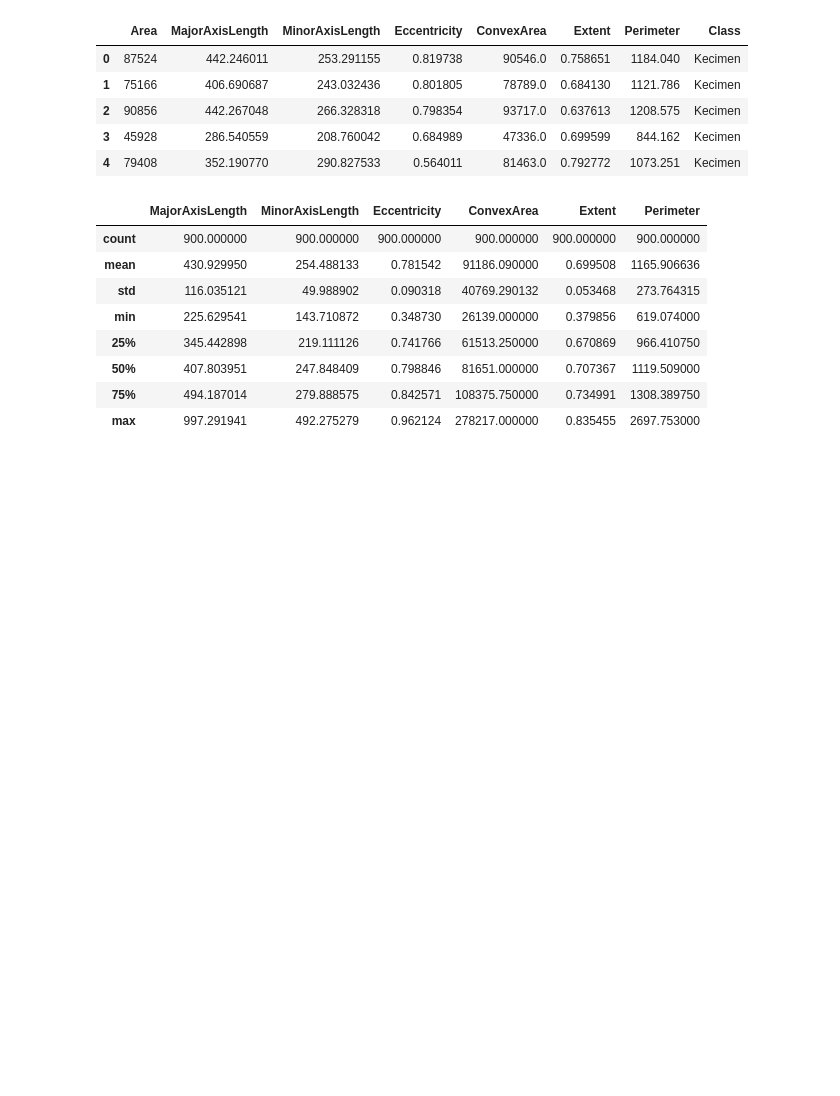
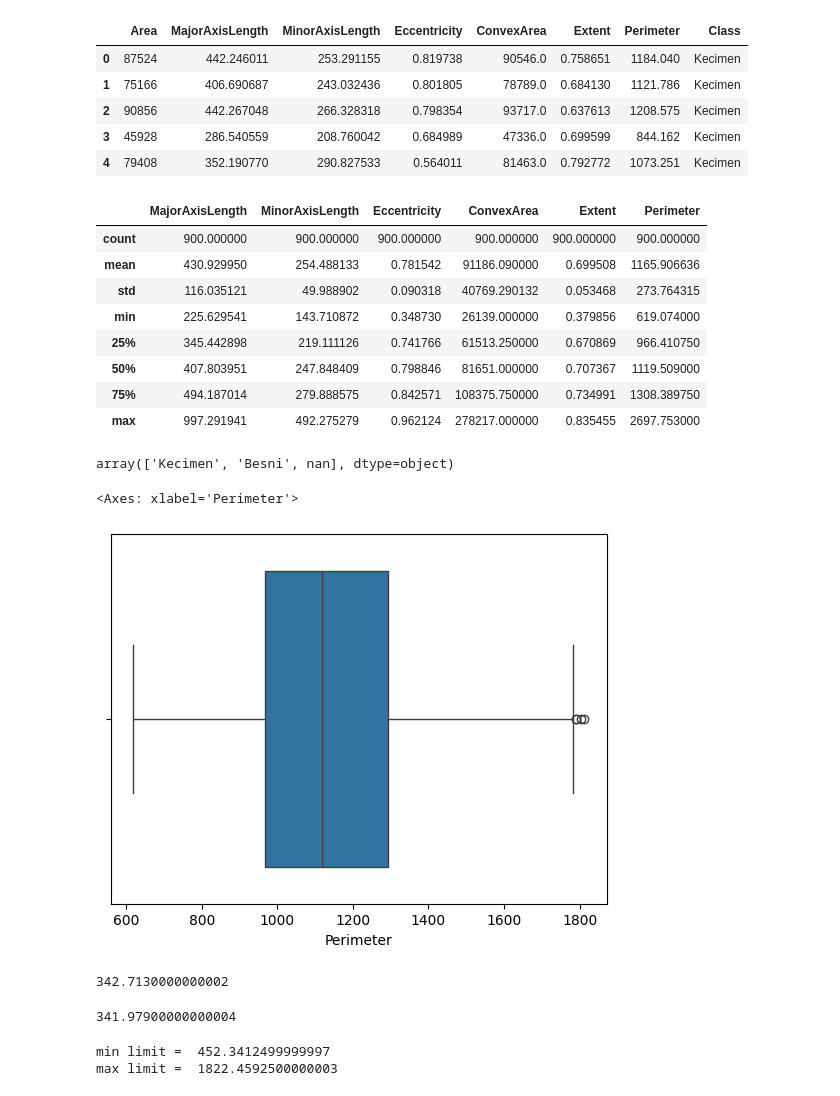
Before and after one commit to Strax-YT/ML_models, a Jupyter notebook: Ml_1.ipynb, the cells around one changed output. Drawn from its saved outputs; the diff is of its cells as text; code cells hidden in the pictures; blank space fills up the shorter version.

```diff
--- a/Ml_1.ipynb
+++ b/Ml_1.ipynb
@@ -58,3 +58,33 @@ data.describe()
 | 50% | 407.803951 | 247.848409 | 0.798846 | 81651.000000 | 0.707367 | 1119.509000 |
 | 75% | 494.187014 | 279.888575 | 0.842571 | 108375.750000 | 0.734991 | 1308.389750 |
 | max | 997.291941 | 492.275279 | 0.962124 | 278217.000000 | 0.835455 | 2697.753000 |
+# %%
+data.Class.unique()
+# %% [output]
+array(['Kecimen', 'Besni', nan], dtype=object)
+# %%
+sns.boxplot(data=data,x='Perimeter')
+# %% [output]
+<Axes: xlabel='Perimeter'>
+[figure, added]
+# %%
+from scipy import stats
+IQR = stats.iqr(data.Perimeter, interpolation = 'midpoint')
+IQR
+# %% [output]
+342.7130000000002
+# %%
+Q1 = data.Perimeter.quantile(0.25)
+Q3 =data.Perimeter.quantile(0.75)
+iqr = Q3-Q1
+print(iqr)
+# %% [output]
+341.97900000000004
+# %%
+min_limit=Q1 - 1.5*IQR
+max_limit=Q3 +1.5*IQR
+print("min limit = ",min_limit)
+print("max limit = ",max_limit)
+# %% [output]
+min limit =  452.3412499999997
+max limit =  1822.4592500000003
```
Also changed, not shown: parts of 16 cells of this notebook.
